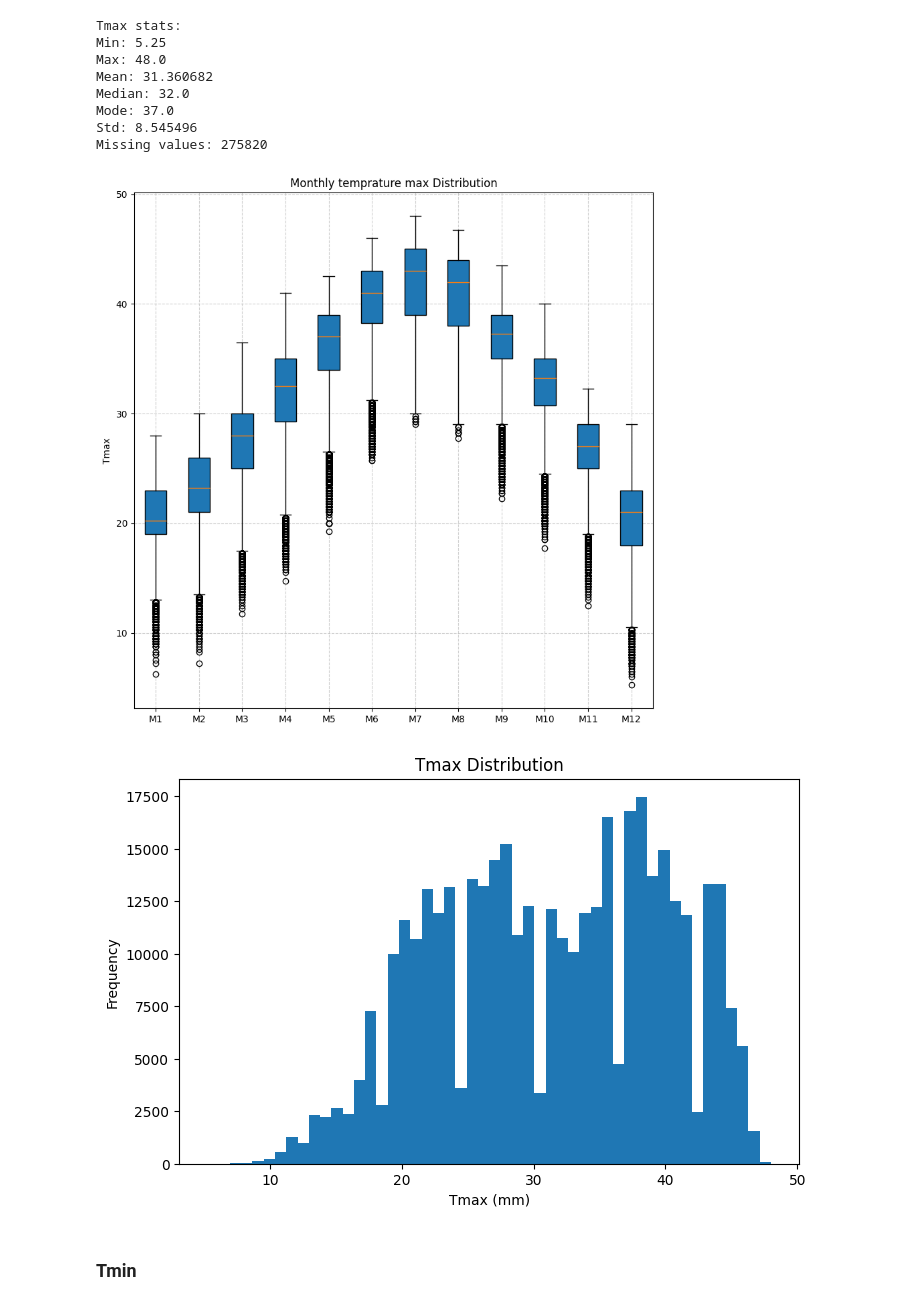
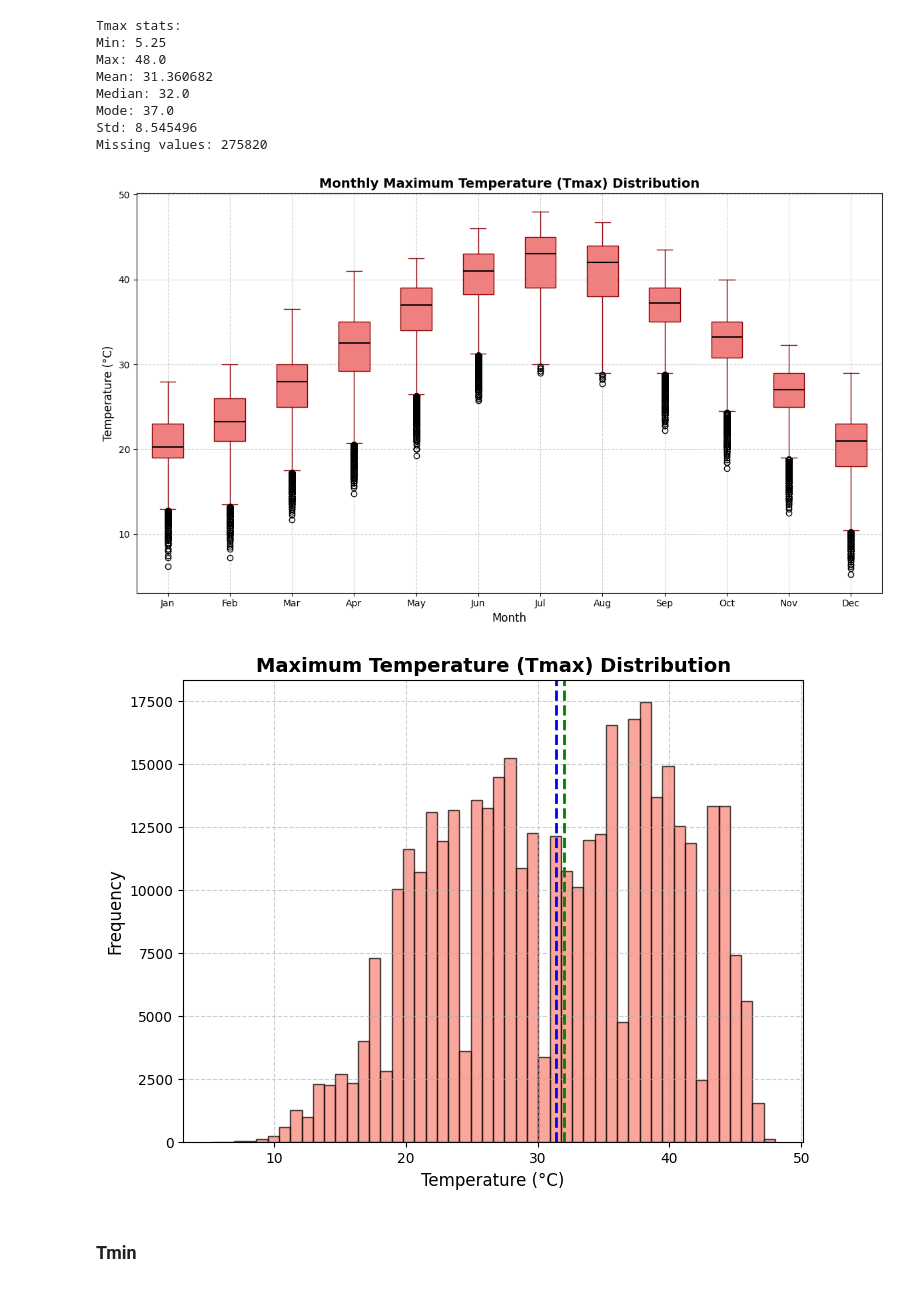
Before and after one commit to b-fatma/S2I-DM, a Jupyter notebook: src/eda/climate.ipynb, the cells around one changed output. Saved outputs shown, nothing was run; the diff lists cells and outputs as text; code cells hidden in the pictures.

```diff
--- a/src/eda/climate.ipynb
+++ b/src/eda/climate.ipynb
@@ -13,9 +20,9 @@ def load_monthly_data(folder_path):
     data_arrays = [rxr.open_rasterio(f).squeeze() for f in files]
     combined = xr.concat(data_arrays, dim='month')
     return combined
-precip=load_monthly_data("processed_data\climate_dataset\prec")
-tmax=load_monthly_data(r"processed_data\climate_dataset\tmax")
-tmin=load_monthly_data(r"processed_data\climate_dataset\tmin")
+precip=load_monthly_data("..\..\processed_data\climate_dataset\prec")
+tmax=load_monthly_data(r"..\..\processed_data\climate_dataset\tmax")
+tmin=load_monthly_data(r"..\..\processed_data\climate_dataset\tmin")
 # %%
 print(precip.coords)
 print(precip.shape)
@@ -114,23 +171,46 @@ Mode: 37.0
 Std: 8.545496
 Missing values: 275820
 # %%
-plt.figure(figsize=(10,10))
-plt.boxplot([v[~np.isnan(v)] for v in tmax_monthly], labels=[f"M{i+1}" for i in range(12)], patch_artist=True)
-plt.title("Monthly temprature max Distribution")
-plt.ylabel("Tmax")
+plt.figure(figsize=(12, 7))
+box = plt.boxplot(
+    [v[~np.isnan(v)] for v in tmax_monthly],
+    labels=["Jan", "Feb", "Mar", "Apr", "May", "Jun",
+            "Jul", "Aug", "Sep", "Oct", "Nov", "Dec"],
+    patch_artist=True,
+    medianprops=dict(color="black", linewidth=1.5),
+    boxprops=dict(facecolor="lightcoral", color="darkred"),
+    whiskerprops=dict(color="darkred"),
+    capprops=dict(color="darkred")
+)
+
+plt.title("Monthly Maximum Temperature (Tmax) Distribution", fontsize=14, fontweight="bold")
+plt.ylabel("Temperature (°C)", fontsize=12)
+plt.xlabel("Month", fontsize=12)
 plt.grid(True, linestyle="--", alpha=0.6)
+plt.xticks(rotation=0)
+plt.tight_layout()
 plt.show()
 # %% [output]
-[figure, old version]
+[figure, new version]
 # %%
-plt.figure(figsize=(8, 5))
-tmax.plot.hist(bins=50)
-plt.title("Tmax Distribution")
-plt.xlabel("Tmax (mm)")
-plt.ylabel("Frequency")
+mean_val = tmax.mean().values
+median_val = tmax.median().values
+plt.figure(figsize=(8, 6))
+tmax.plot.hist(
+    bins=50,
+    color="salmon",         # warm color for Tmax
+    edgecolor="black",
+    alpha=0.7
+)
+plt.axvline(mean_val, color="blue", linestyle="--", linewidth=2, label=f"Mean = {mean_val:.2f} mm")
+plt.axvline(median_val, color="green", linestyle="--", linewidth=2, label=f"Median = {median_val:.2f} mm")
+plt.title("Maximum Temperature (Tmax) Distribution", fontsize=14, fontweight="bold")
+plt.xlabel("Temperature (°C)", fontsize=12)
+plt.ylabel("Frequency", fontsize=12)
+plt.grid(True, linestyle="--", alpha=0.6)
 plt.show()
 # %% [output]
-[figure, old version]
+[figure, new version]
 # %% [markdown]
 ### Tmin
 # %%
```
Also changed, not shown: parts of 13 cells of this notebook, 2 other files.
